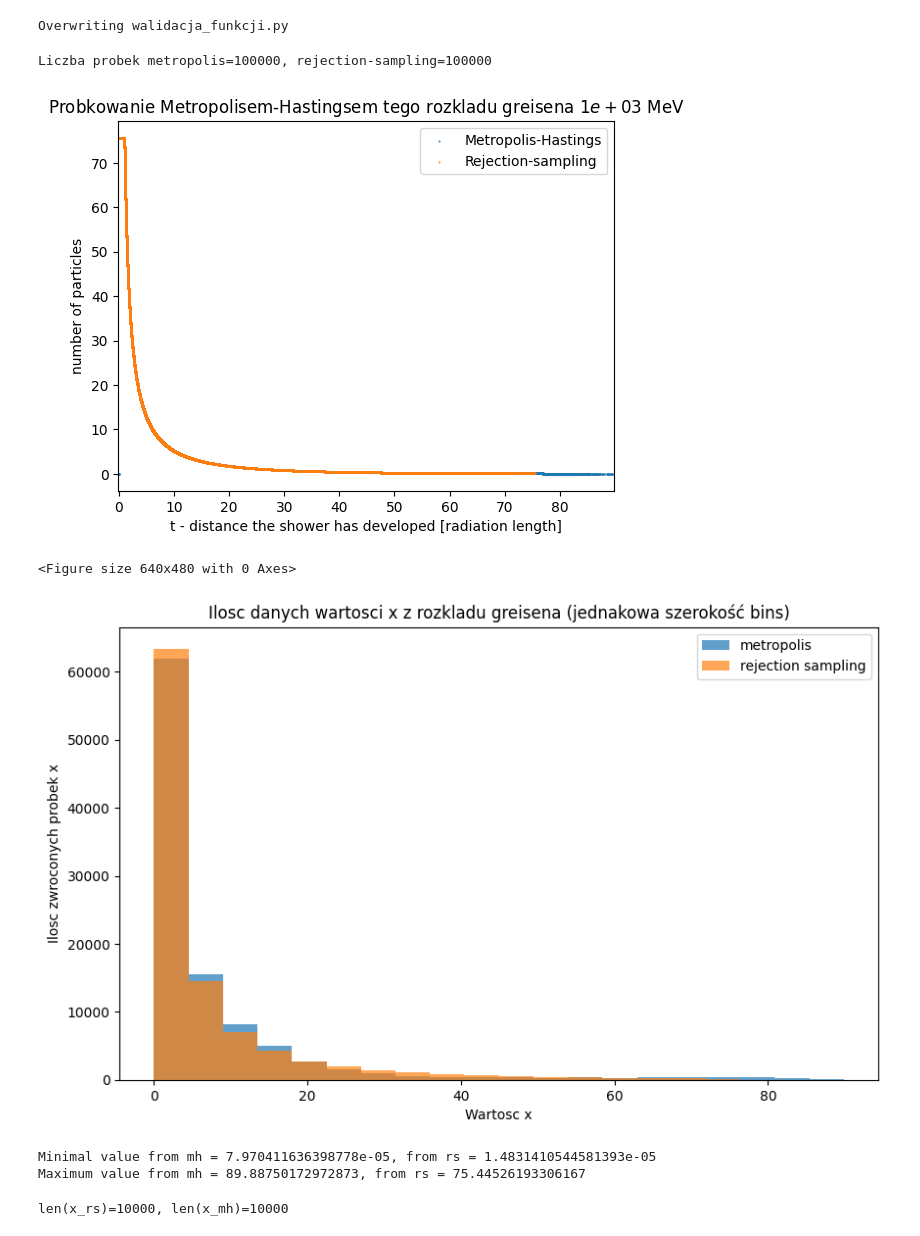
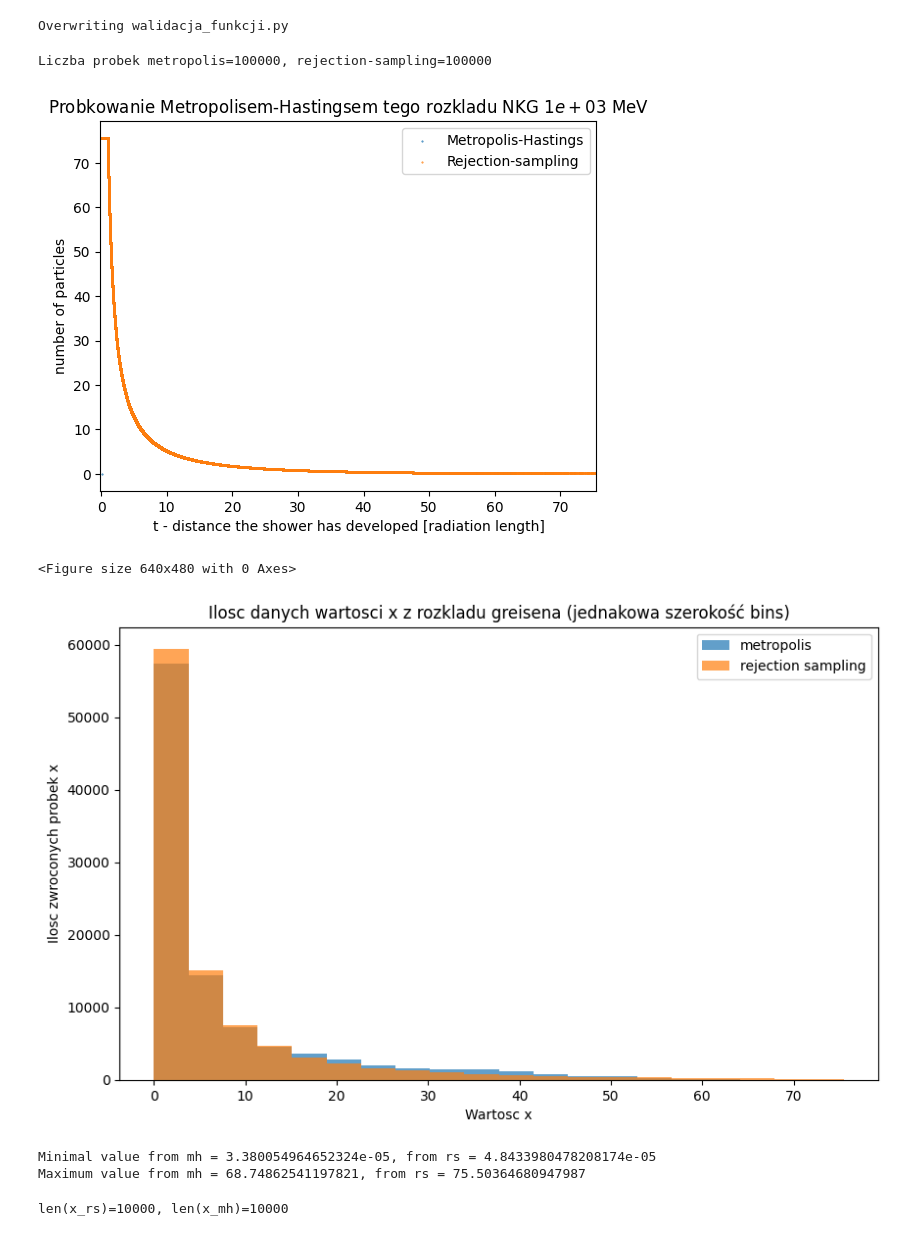
Before and after one commit to kluski777/PraktykiGAN, a Jupyter notebook: walidacja_funkcji.ipynb, the cells around one changed output. Cells and saved outputs as stored; diff of their text form; code cells hidden in the pictures.

```diff
--- a/walidacja_funkcji.ipynb
+++ b/walidacja_funkcji.ipynb
@@ -48,7 +48,7 @@ def NKG(r: float, r_m: float = 79, s: float = 1, r_min: float = 1):
     r_min - a point where equation stops working
     r_max - where the equation stops working
     """
-    r_max = 50 * r_m
+    r_max = 2 * r_m # raczej znikome szanse ze wyjdzie poza 2 r_m, model sie dosc slabo uczy dla r > 2r_m
 
     if isinstance(r, (float, int)):
         if r < 0.0:
@@ -127,42 +127,42 @@ x_rs, y_rs = rejection_sampling_probing(NKG, 100_000, 0.1, -1, 1, from_x=0)
 
 print(f'Liczba probek metropolis={len(x_mh)}, rejection-sampling={len(x_rs)}')
 
-plt.title(rf'Probkowanie Metropolisem-Hastingsem tego rozkladu greisena ${1e3:.0e}$ MeV')
+plt.title(rf'Probkowanie Metropolisem-Hastingsem tego rozkladu NKG ${1e3:.0e}$ MeV')
 plt.scatter(x_mh, y_mh, s=0.2, label='Metropolis-Hastings')
 plt.scatter(x_rs, y_rs, s=0.2, label='Rejection-sampling')
 plt.xlabel('t - distance the shower has developed [radiation length]')
 plt.ylabel('number of particles')
 plt.legend()
 plt.xlim(-0.1, max(np.max(x_mh), np.max(x_rs)))
 plt.show()
 plt.savefig('./Wykresy/Walidacja/NKG_z_mh_rs.jpg')
 
 plt.figure(figsize=(10, 6))
 plt.title('Ilosc danych wartosci x z rozkladu greisena (jednakowa szerokość bins)')
 
 # Define common range and bins
 x_min = min(np.min(x_mh), np.min(x_rs))
 x_max = max(np.max(x_mh), np.max(x_rs))
 bins = np.linspace(x_min, x_max, 21)  # 21 edges = 20 bins
 
 plt.hist(x_mh, bins=bins, label='metropolis', alpha=0.7)
 plt.hist(x_rs, bins=bins, label='rejection sampling', alpha=0.7)
 plt.legend()
 plt.xlabel('Wartosc x')
 plt.ylabel('Ilosc zwroconych probek x')
 plt.savefig('./Wykresy/Walidacja/czestosc_dla_NKG_solution1.jpg')
 plt.show()
 
 
 print(f'Minimal value from mh = {np.min(x_mh)}, from rs = {np.min(x_rs)}')
 print(f'Maximum value from mh = {np.max(x_mh)}, from rs = {np.max(x_rs)}')
 # %% [output]
 Liczba probek metropolis=100000, rejection-sampling=100000
-[figure, old version]
+[figure, new version]
 <Figure size 640x480 with 0 Axes>
-[figure, old version]
+[figure, new version]
-Minimal value from mh = 7.970411636398778e-05, from rs = 1.4831410544581393e-05
-Maximum value from mh = 89.88750172972873, from rs = 75.44526193306167
+Minimal value from mh = 3.380054964652324e-05, from rs = 4.8433980478208174e-05
+Maximum value from mh = 68.74862541197821, from rs = 75.50364680947987
 # %%
 from walidacja_funkcji import *
 
```
Also changed, not shown: 25 other files.
